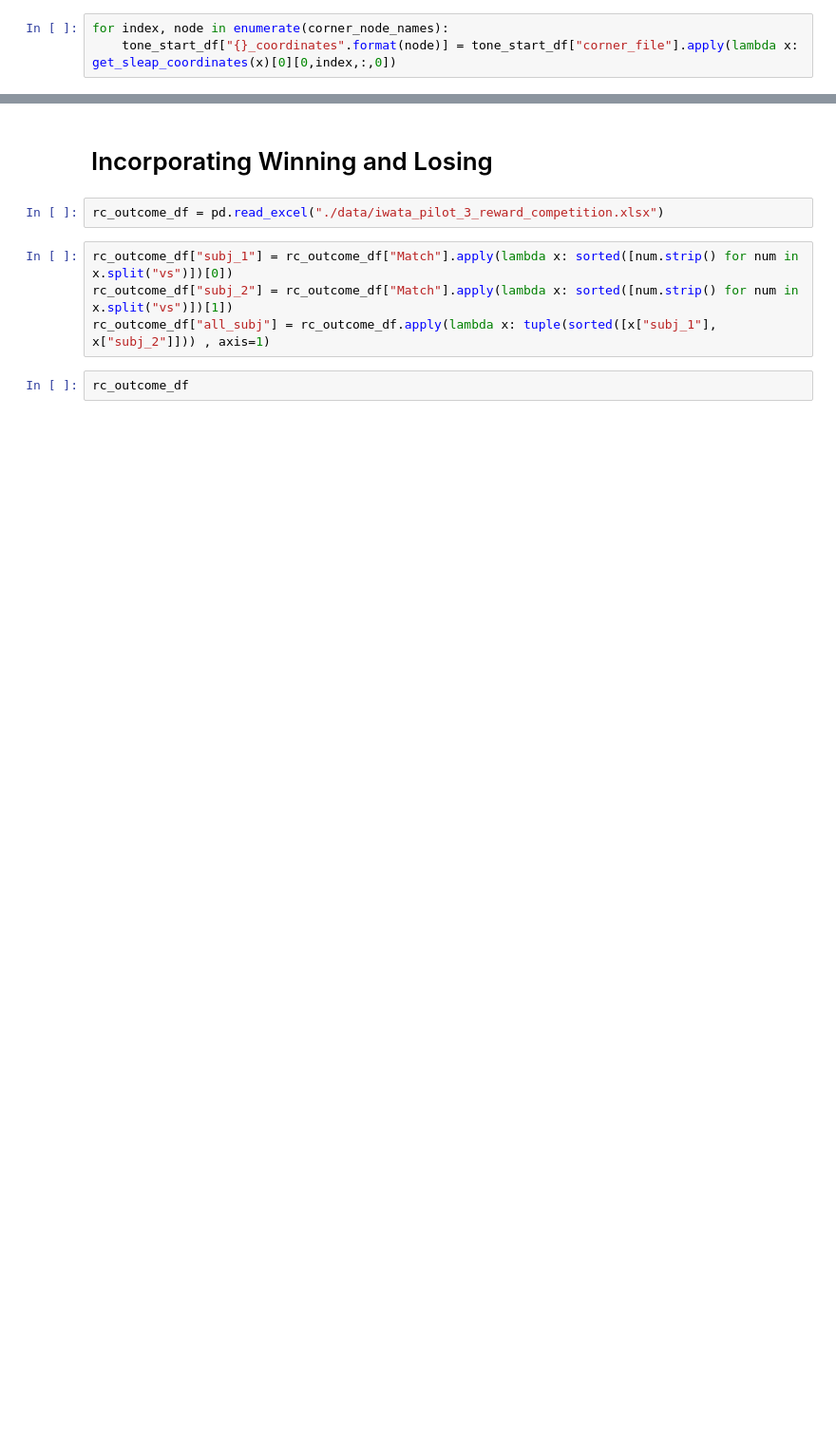
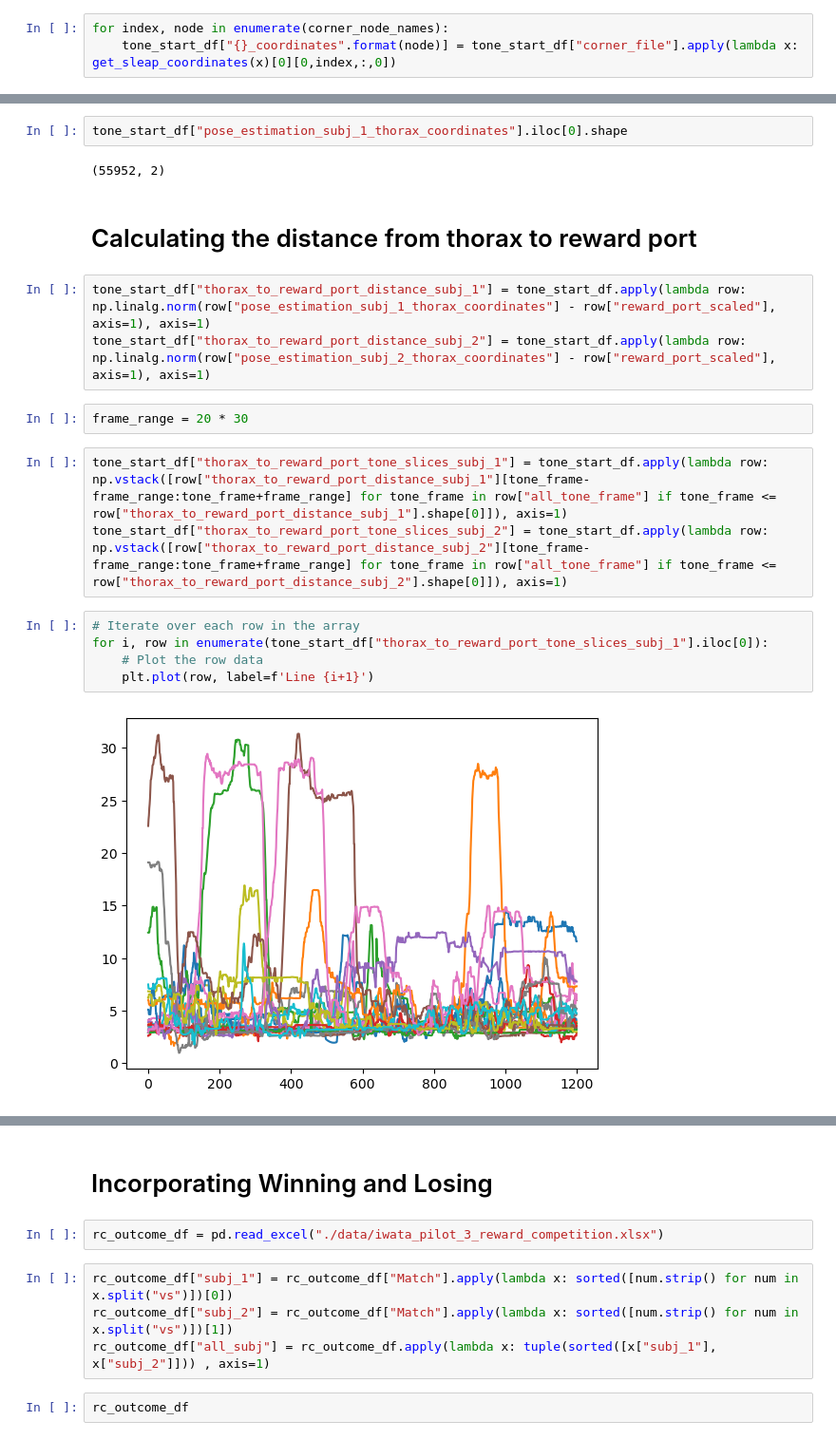
Before and after one commit to padillacoreanolab/dominance_strain_comparison, a Jupyter notebook: results/2023_05_02_rc_sleap_analysis/tone_distance_analysis.ipynb, the cells around one changed output, grey strips where cells are left out. Shown at 95% size. Cells and saved outputs as stored; diff of their text form; blank space fills up the shorter version.

Commit message:
getting distance of thorax to port

```diff
--- a/results/2023_05_02_rc_sleap_analysis/tone_distance_analysis.ipynb
+++ b/results/2023_05_02_rc_sleap_analysis/tone_distance_analysis.ipynb
@@ -449,0 +260,21 @@ for index, row in tone_start_df.iterrows():
+# %%
+tone_start_df["pose_estimation_subj_1_thorax_coordinates"].iloc[0].shape
+# %% [output]
+(55952, 2)
+# %% [markdown]
+# Calculating the distance from thorax to reward port
+# %%
+tone_start_df["thorax_to_reward_port_distance_subj_1"] = tone_start_df.apply(lambda row: np.linalg.norm(row["pose_estimation_subj_1_thorax_coordinates"] - row["reward_port_scaled"], axis=1), axis=1)
+tone_start_df["thorax_to_reward_port_distance_subj_2"] = tone_start_df.apply(lambda row: np.linalg.norm(row["pose_estimation_subj_2_thorax_coordinates"] - row["reward_port_scaled"], axis=1), axis=1)
+# %%
+frame_range = 20 * 30
+# %%
+tone_start_df["thorax_to_reward_port_tone_slices_subj_1"] = tone_start_df.apply(lambda row:  np.vstack([row["thorax_to_reward_port_distance_subj_1"][tone_frame-frame_range:tone_frame+frame_range] for tone_frame in row["all_tone_frame"] if tone_frame <= row["thorax_to_reward_port_distance_subj_1"].shape[0]]), axis=1)
+tone_start_df["thorax_to_reward_port_tone_slices_subj_2"] = tone_start_df.apply(lambda row:  np.vstack([row["thorax_to_reward_port_distance_subj_2"][tone_frame-frame_range:tone_frame+frame_range] for tone_frame in row["all_tone_frame"] if tone_frame <= row["thorax_to_reward_port_distance_subj_2"].shape[0]]), axis=1)
+# %%
+# Iterate over each row in the array
+for i, row in enumerate(tone_start_df["thorax_to_reward_port_tone_slices_subj_1"].iloc[0]):
+    # Plot the row data
+    plt.plot(row, label=f'Line {i+1}')
+# %% [output]
+[figure, added]
```
Also changed, not shown: parts of 124 cells of this notebook.
